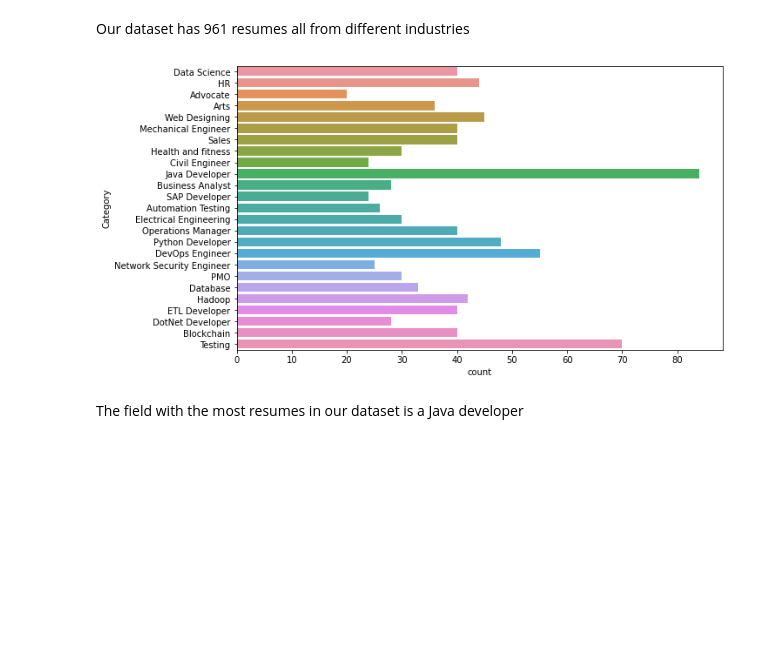
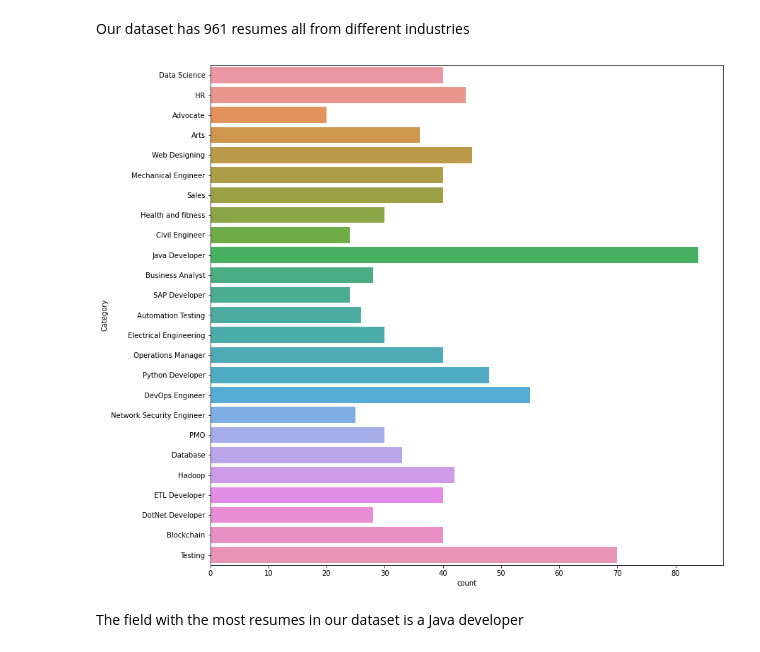
Before and after one commit to SueMungai/Applicant-Tracking-System-using-NLP-, a Jupyter notebook: modeling.ipynb, the cells around one changed output. Saved outputs shown, nothing was run; the diff lists cells and outputs as text; code cells hidden in the pictures; blank space fills up the shorter version.

```diff
--- a/modeling.ipynb
+++ b/modeling.ipynb
@@ -52,11 +80,11 @@ Name: Category, dtype: int64
 Our dataset has 961 resumes all from different industries
 # %%
 # TO visualise the above
-plt.figure(figsize=(10,6))
+plt.figure(figsize=(13,13))
 sns.countplot(y="Category", data = resumedf)
 plt.show;
 # %% [output]
-[figure, old version]
+[figure, new version]
 # %% [markdown]
 The field with the most resumes in our dataset is a Java developer
 # %%
```
Also changed, not shown: parts of 7 cells of this notebook.
